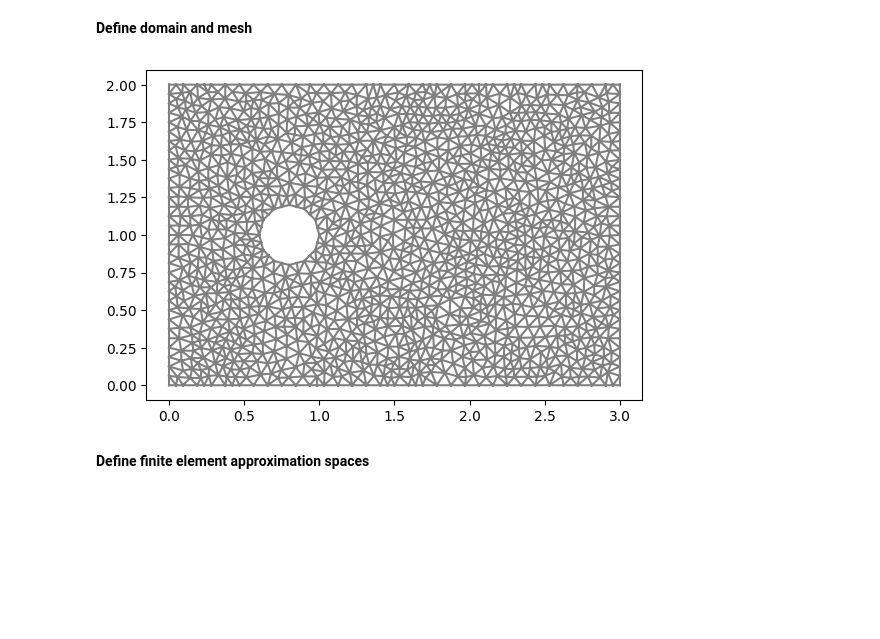
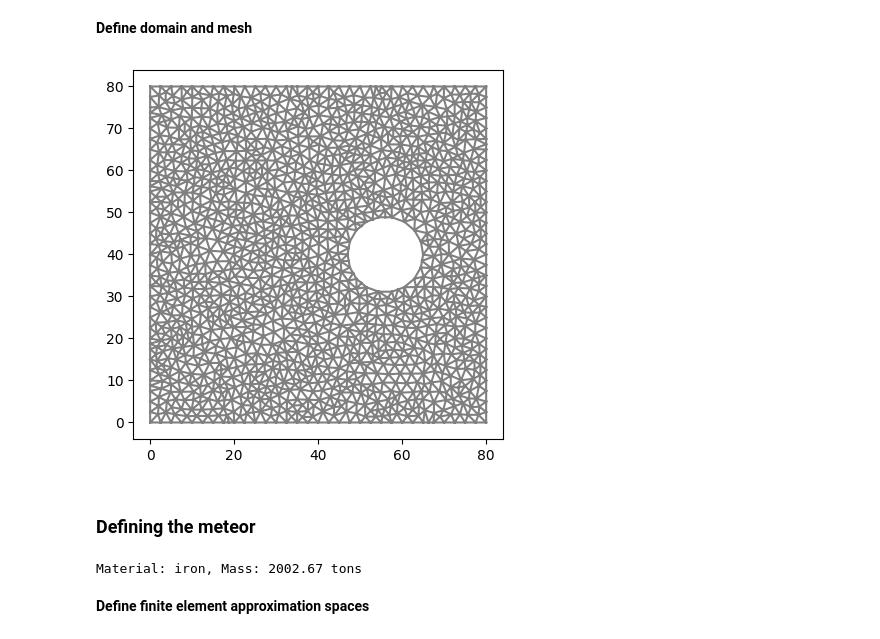
Before and after one commit to AdamHopkinss/DD2365, a Jupyter notebook: Project_Euler_eq.ipynb, the cells around one changed output. Cells and saved outputs as stored; diff of their text form; code cells hidden in the pictures; blank space fills up the shorter version.

```diff
--- a/Project_Euler_eq.ipynb
+++ b/Project_Euler_eq.ipynb
@@ -89,13 +107,13 @@ Here we present a FEniCS implementation of a stabilized finite element method to
 **Define domain and mesh**
 # %%
 # Define rectangular domain
-L = 3.0
-H = 2.0
+L = 80.0
+H = 80.0
 
 # Define circle
-xc = 0.8
+xc = 0.7*L
 yc = 0.5*H
-rc = 0.2
+rc = 9
 
 # Specific heat ratio for air
 gamma = 1.4
@@ -132,34 +150,63 @@ class Lower(SubDomain):
 class Upper(SubDomain):
     def inside(self, x, on_boundary):
         return near(x[1], H)
 
 class Object(SubDomain):
     def inside(self, x, on_boundary, L=L, H=H):
         return on_boundary and (not near(x[0], 0.0)) and (not near(x[0], L)) and (not near(x[1], 0.0)) and (not near(x[1], H))
 
 left = Left()
 right = Right()
 lower = Lower()
 upper = Upper()
 object = Object()
 
 # Define mesh functions (for boundary conditions)
 boundaries = MeshFunction("size_t", mesh, mesh.topology().dim()-1)
 boundaries.set_all(0)
 left.mark(boundaries, 1)
 right.mark(boundaries, 2)
 lower.mark(boundaries, 3)
 upper.mark(boundaries, 4)
 object.mark(boundaries, 5)
 
 # Define measure for boundary integration
 ds = Measure('ds', domain=mesh, subdomain_data=boundaries)
 
 plt.figure()
 plot(mesh)
 plt.show()
 # %% [output]
-[figure, old version]
+[figure, new version]
+# %% [markdown]
+### Defining the meteor
+# %%
+
+# Material density in kg/m³ (representing meteor compositions)
+materials = {
+    "iron": 7870.0,                      # iron meteor
+    "ice": 917.0,                        # pure ice
+    "stone": 3500.0,                     # rocky meteor
+    "mixed": 0.6 * 7870.0 + 0.4 * 917.0  # 60% iron, 40% ice
+}
+
+# Select composition
+material_choice = "iron"
+object_density = materials[material_choice]
+
+# Assumed depth of the 3D object (m)
+object_depth = 1.0
+
+# Compute area of the circular object (2D projection)
+object_area = np.pi * rc**2  # m²
+
+# Compute volume and mass
+object_volume = object_area * object_depth  # m³
+mass_object = object_density * object_volume  # kg
+
+print(f"Material: {material_choice}, Mass: {mass_object/1000:.2f} tons")
+# %% [output]
+Material: iron, Mass: 2002.67 tons
 # %% [markdown]
 **Define finite element approximation spaces**
 # %%
```
Also changed, not shown: parts of 8 cells of this notebook.
